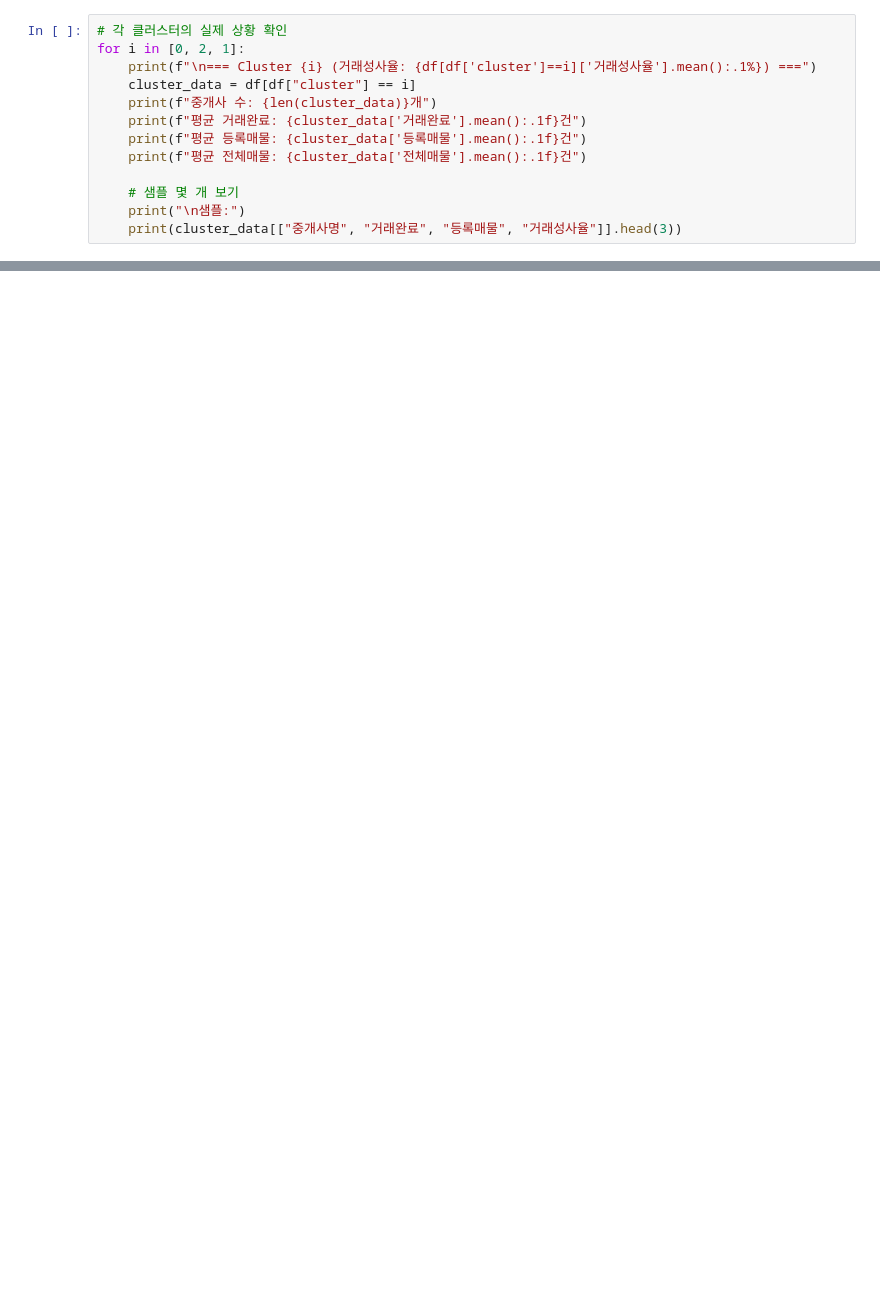
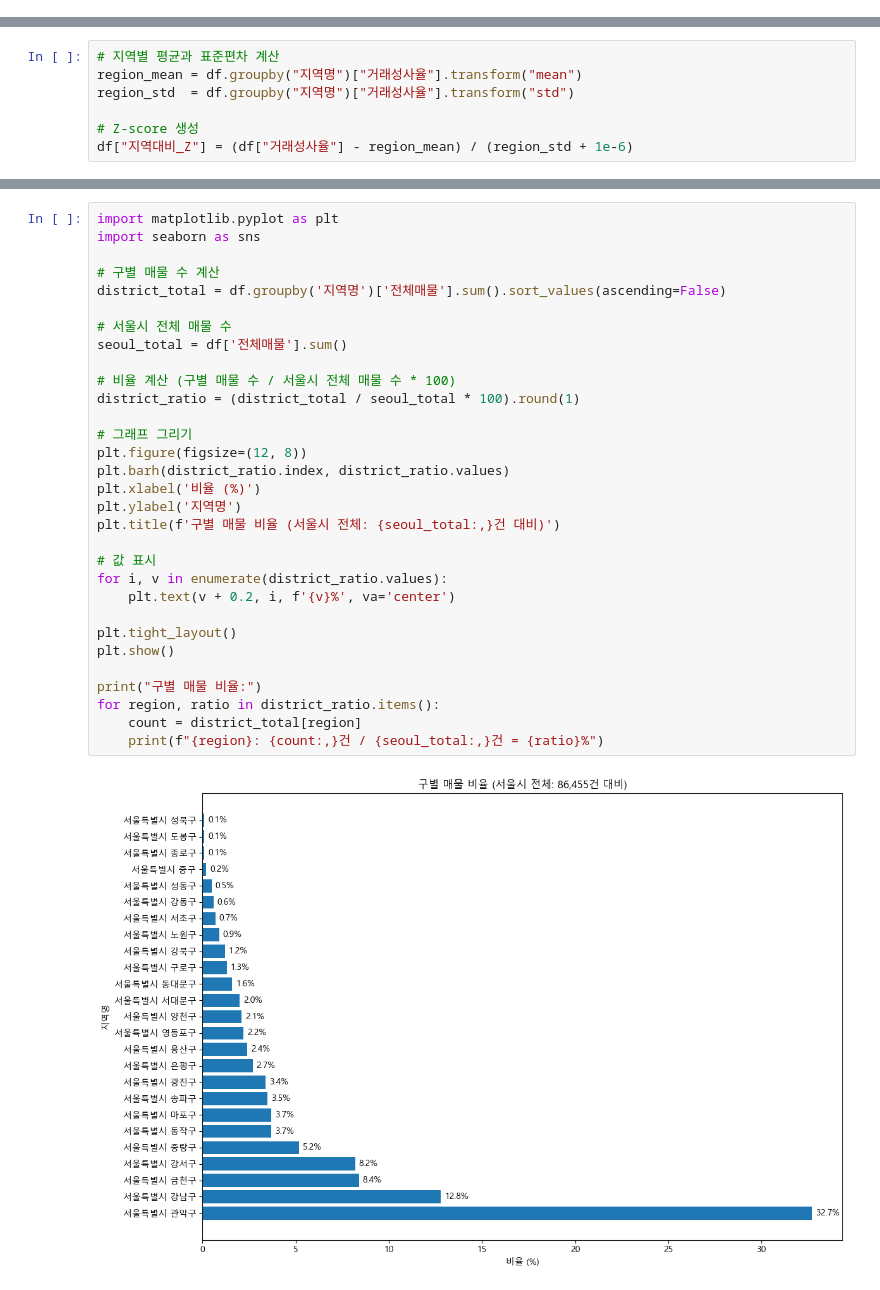
Before and after one commit to eunjeong0911/Property-recommend, a Jupyter notebook: apps/reco/models/trust_model/data_preprocessing/analytics.ipynb, the cells around one changed output, grey strips where cells are left out. Saved outputs shown, nothing was run; the diff lists cells and outputs as text; blank space fills up the shorter version.

```diff
--- a/apps/reco/models/trust_model/data_preprocessing/analytics.ipynb
+++ b/apps/reco/models/trust_model/data_preprocessing/analytics.ipynb
@@ -108,13 +76,0 @@ Name: 거래성사율, dtype: float64
-# %%
-# 각 클러스터의 실제 상황 확인
-for i in [0, 2, 1]:
-    print(f"\n=== Cluster {i} (거래성사율: {df[df['cluster']==i]['거래성사율'].mean():.1%}) ===")
-    cluster_data = df[df["cluster"] == i]
-    print(f"중개사 수: {len(cluster_data)}개")
-    print(f"평균 거래완료: {cluster_data['거래완료'].mean():.1f}건")
-    print(f"평균 등록매물: {cluster_data['등록매물'].mean():.1f}건")
-    print(f"평균 전체매물: {cluster_data['전체매물'].mean():.1f}건")
-
-    # 샘플 몇 개 보기
-    print("\n샘플:")
-    print(cluster_data[["중개사명", "거래완료", "등록매물", "거래성사율"]].head(3))
@@ -138,0 +113,7 @@ for i in [0, 2, 1]:
+# %%
+# 지역별 평균과 표준편차 계산
+region_mean = df.groupby("지역명")["거래성사율"].transform("mean")
+region_std  = df.groupby("지역명")["거래성사율"].transform("std")
+
+# Z-score 생성
+df["지역대비_Z"] = (df["거래성사율"] - region_mean) / (region_std + 1e-6)
@@ -138,0 +146,33 @@ for i in [0, 2, 1]:
+# %%
+import matplotlib.pyplot as plt
+import seaborn as sns
+
+# 구별 매물 수 계산
+district_total = df.groupby('지역명')['전체매물'].sum().sort_values(ascending=False)
+
+# 서울시 전체 매물 수
+seoul_total = df['전체매물'].sum()
+
+# 비율 계산 (구별 매물 수 / 서울시 전체 매물 수 * 100)
+district_ratio = (district_total / seoul_total * 100).round(1)
+
+# 그래프 그리기
+plt.figure(figsize=(12, 8))
+plt.barh(district_ratio.index, district_ratio.values)
+plt.xlabel('비율 (%)')
+plt.ylabel('지역명')
+plt.title(f'구별 매물 비율 (서울시 전체: {seoul_total:,}건 대비)')
+
+# 값 표시
+for i, v in enumerate(district_ratio.values):
+    plt.text(v + 0.2, i, f'{v}%', va='center')
+
+plt.tight_layout()
+plt.show()
+
+print("구별 매물 비율:")
+for region, ratio in district_ratio.items():
+    count = district_total[region]
+    print(f"{region}: {count:,}건 / {seoul_total:,}건 = {ratio}%")
+# %% [output]
+[figure, added]
```
Also changed, not shown: parts of 23 cells of this notebook.
